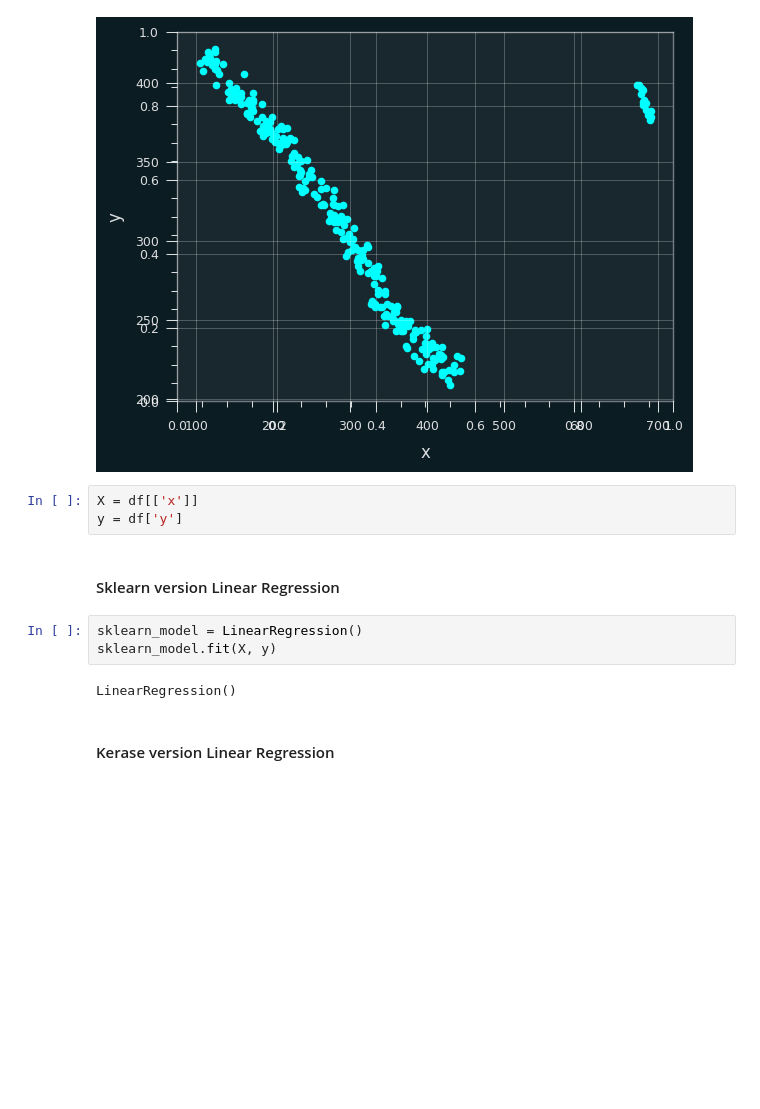
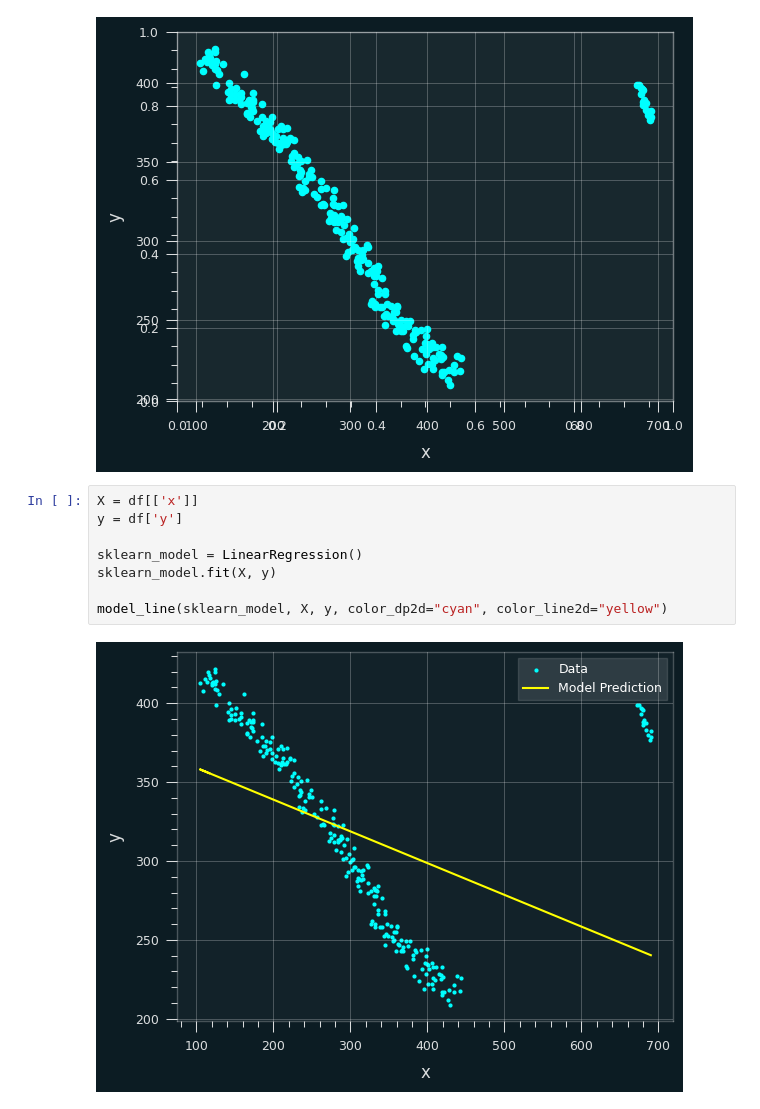
Before and after one commit to RohitMugalya/Learner-s-Garden, a Jupyter notebook: practice notebooks/mae and mse practise.ipynb, the cells around one changed output. Drawn from its saved outputs; the diff is of its cells as text; blank space fills up the shorter version.

Commit message:
trying to learn LinearRegression() equivalent in keras

```diff
--- a/practice notebooks/mae and mse practise.ipynb
+++ b/practice notebooks/mae and mse practise.ipynb
@@ -120,14 +120,12 @@ df.plot.scatter('x', 'y', color="cyan")
 # %%
 X = df[['x']]
 y = df['y']
+
+sklearn_model = LinearRegression()
+sklearn_model.fit(X, y)
+
+model_line(sklearn_model, X, y, color_dp2d="cyan", color_line2d="yellow")
+# %% [output]
+[figure, added]
-# %% [markdown]
-#### Sklearn version Linear Regression
-# %%
-sklearn_model = LinearRegression()
-sklearn_model.fit(X, y)
-# %% [output]
-LinearRegression()
-# %% [markdown]
-#### Kerase version Linear Regression
 # %%
 X = df[['x']]
```
Also changed, not shown: parts of 8 cells of this notebook.
